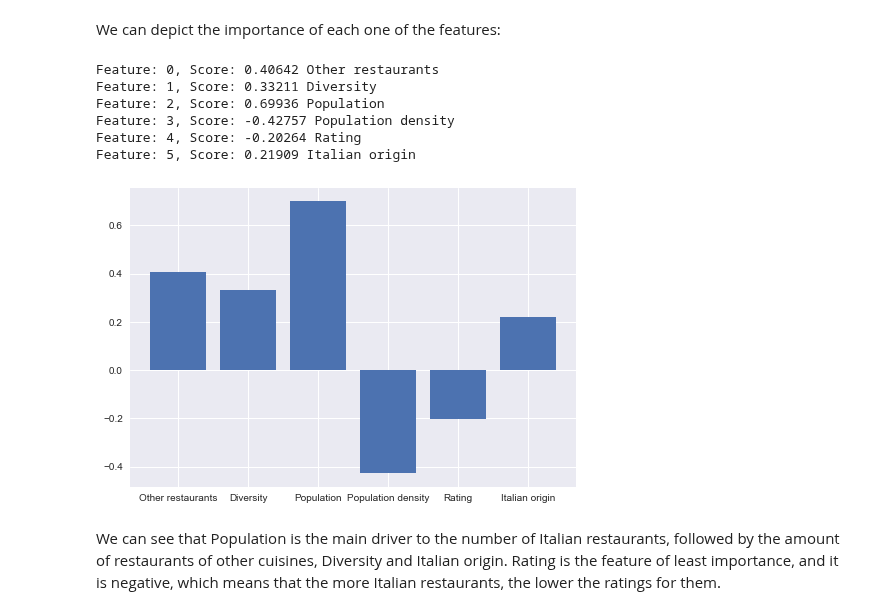
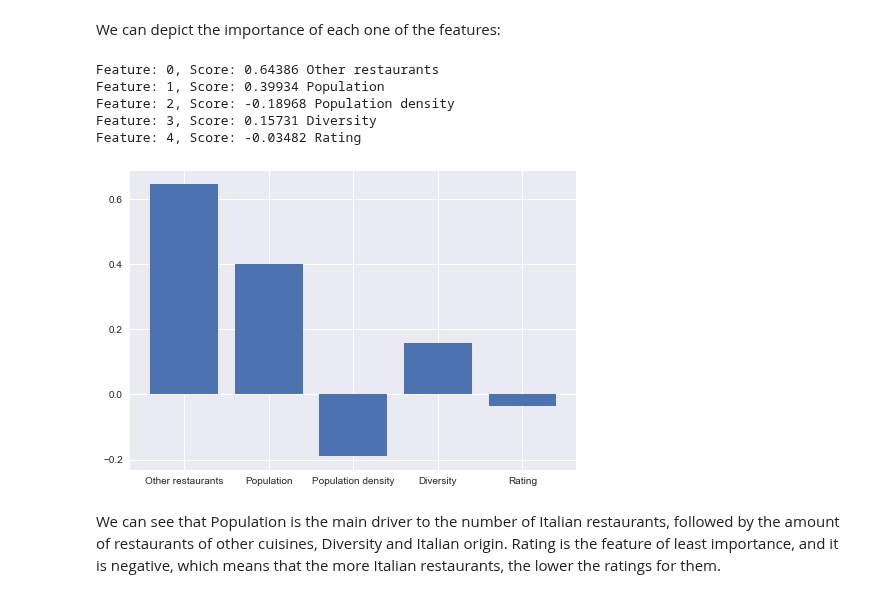
Before and after one commit to idejuan/data_science, a Jupyter notebook: Final_Project_DSPC_w02.ipynb, the cells around one changed output. Saved outputs shown, nothing was run; the diff lists cells and outputs as text; code cells hidden in the pictures.

```diff
--- a/Final_Project_DSPC_w02.ipynb
+++ b/Final_Project_DSPC_w02.ipynb
@@ -953,10 +953,11 @@ cols = ['Other restaurants','Italian restaurants','Diversity','Population','Popu
 df_cities_r = df_cities[cols].copy()
 
 # with all variables
-cols_x = ['Other restaurants', 'Diversity','Population','Population density','Rating','Italian origin']
+#cols_x = ['Other restaurants', 'Diversity','Population','Population density','Rating','Italian origin']
 
 # eliminating multicolinear variables
-# cols_x = ['Other restaurants','Population','Rating','Italian origin']
+#cols_x = ['Other restaurants','Population','Rating','Italian origin']
+cols_x = ['Other restaurants','Population','Population density','Diversity','Rating']
 
 
 
@@ -1055,21 +1051,20 @@ We can depict the importance of each one of the features:
 # %%
 # get importance
 importance = regr.coef_[0]
-features = ['Other restaurants','Diversity','Population','Population density','Rating','Italian origin']
+features = cols_x
 # summarize feature importance
 for i,v in enumerate(importance):
     print('Feature: %0d, Score: %.5f' % (i,v), features[i])
 # plot feature importance
 plt.bar(features, importance)
 plt.show()
 # %% [output]
-Feature: 0, Score: 0.40642 Other restaurants
-Feature: 1, Score: 0.33211 Diversity
-Feature: 2, Score: 0.69936 Population
-Feature: 3, Score: -0.42757 Population density
-Feature: 4, Score: -0.20264 Rating
-Feature: 5, Score: 0.21909 Italian origin
+Feature: 0, Score: 0.64386 Other restaurants
+Feature: 1, Score: 0.39934 Population
+Feature: 2, Score: -0.18968 Population density
+Feature: 3, Score: 0.15731 Diversity
+Feature: 4, Score: -0.03482 Rating
-[figure, old version]
+[figure, new version]
 # %% [markdown]
 We can see that Population is the main driver to the number of Italian restaurants, followed by the amount of restaurants of other cuisines, Diversity and Italian origin. Rating is the feature of least importance, and it is negative, which means that the more Italian restaurants, the lower the ratings for them.
 # %% [markdown]
```
Also changed, not shown: parts of 11 cells of this notebook.
